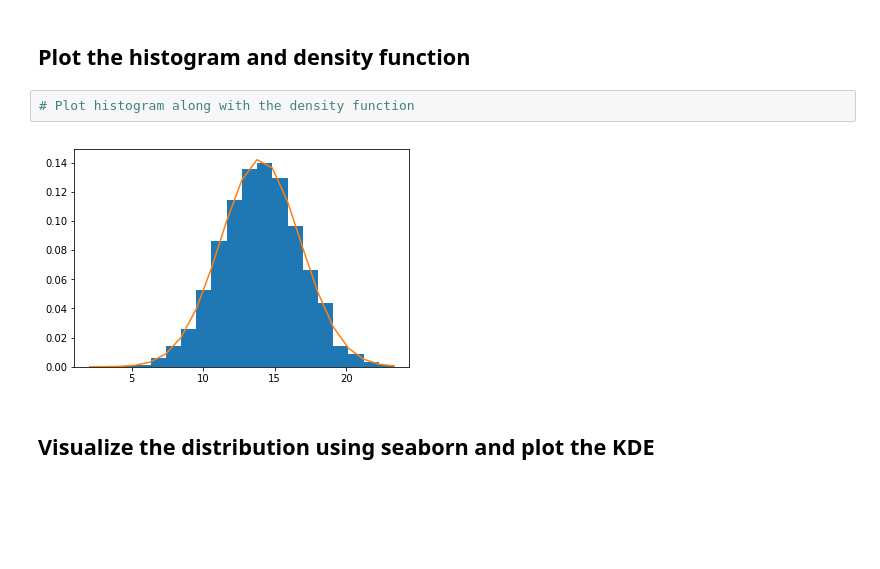
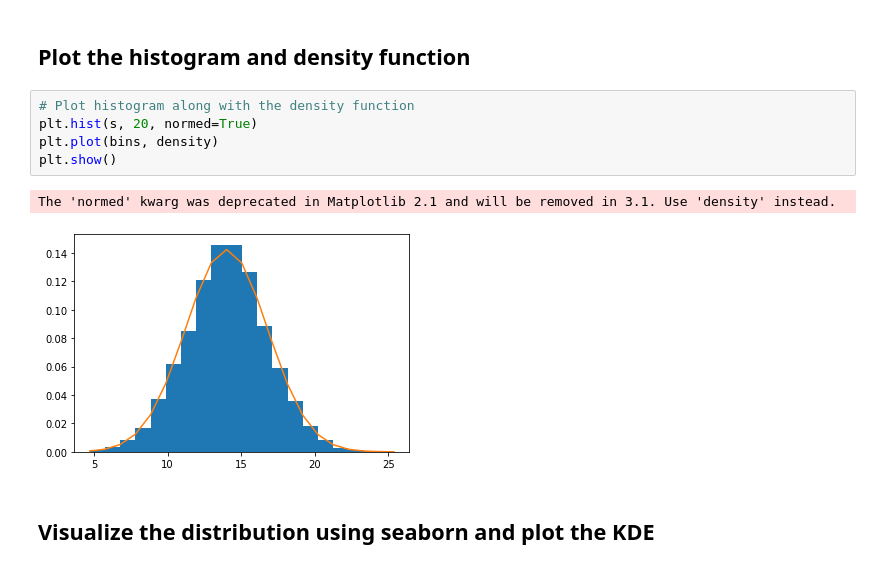
Before and after one commit to jbuenaseda/dsc-normal-distribution-lab-nyc-ds-033020, a Jupyter notebook: index.ipynb, the cells around one changed output. Drawn from its saved outputs; the diff is of its cells as text; blank space fills up the shorter version.

```diff
--- a/index.ipynb
+++ b/index.ipynb
@@ -53,8 +53,12 @@ density = 1/(sigma * np.sqrt(2 * np.pi)) * np.exp( - (bins - mu)**2 / (2 * sigma
 ## Plot the histogram and density function
 # %%
 # Plot histogram along with the density function
+plt.hist(s, 20, normed=True)
+plt.plot(bins, density)
+plt.show()
 # %% [output]
+The 'normed' kwarg was deprecated in Matplotlib 2.1 and will be removed in 3.1. Use 'density' instead.
-[figure, old version]
+[figure, new version]
 # %% [markdown]
 ## Visualize the distribution using seaborn and plot the KDE
 # %%
```
